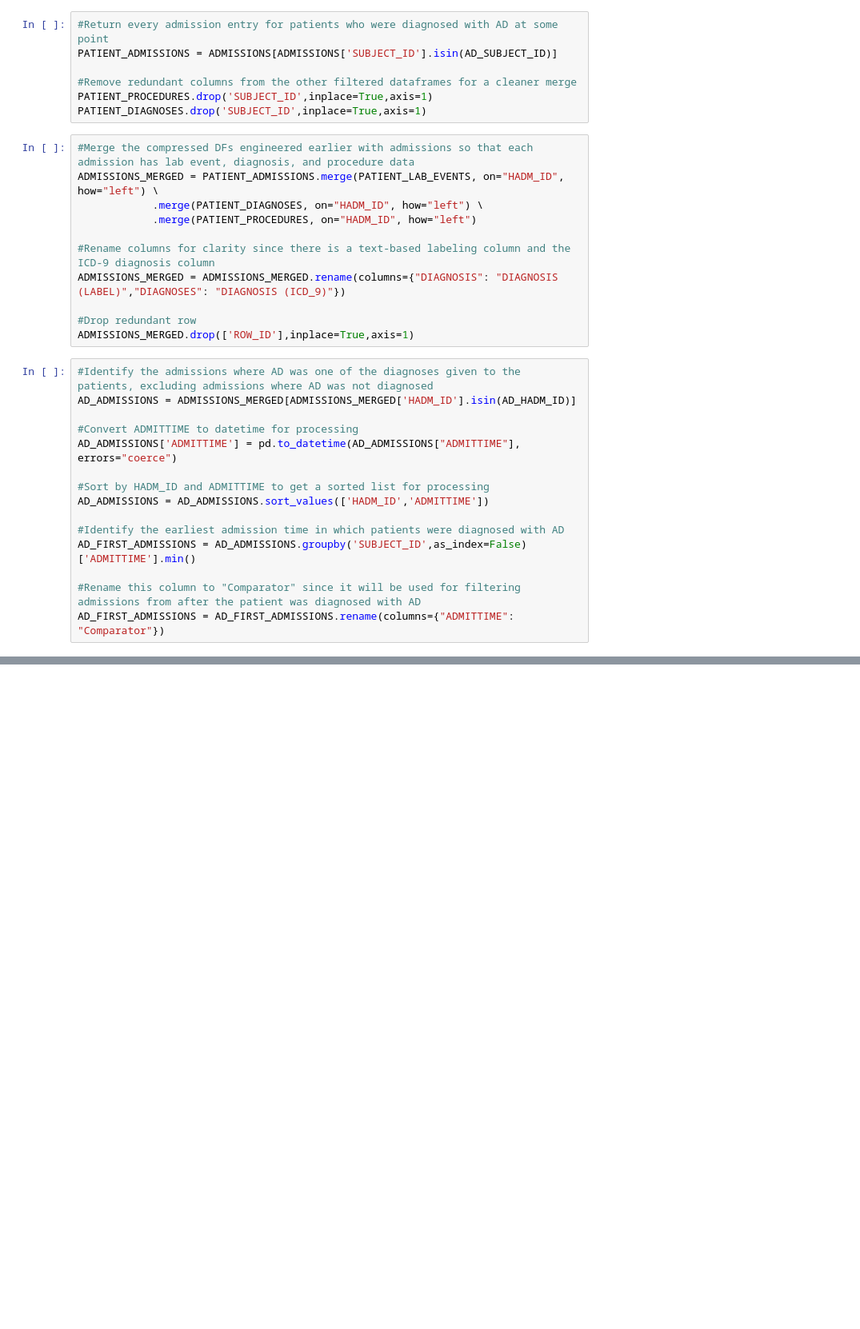
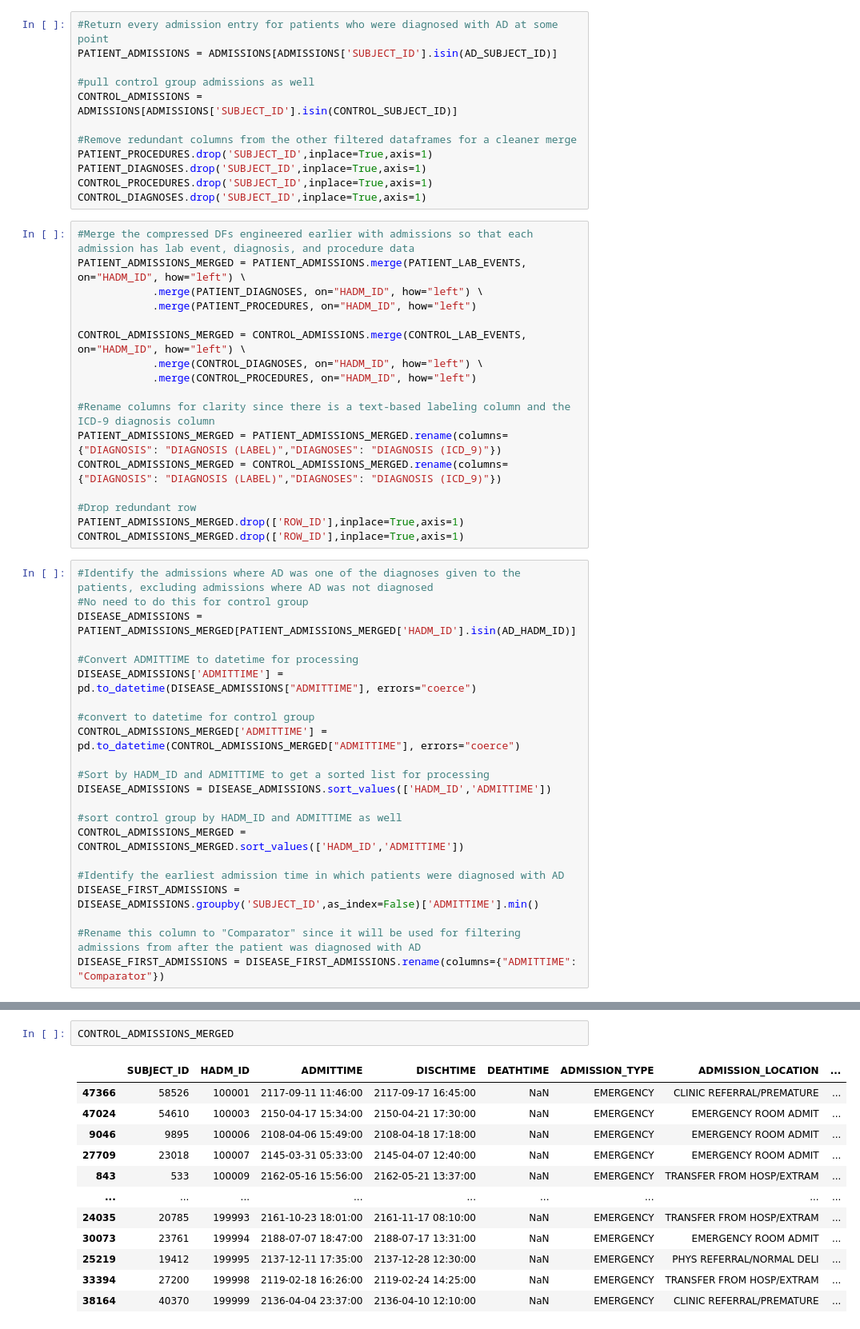
Before and after one commit to SoppingBook/Precision-Medicine-BIOE5860, a Jupyter notebook: Daniel_Assignment1_5860.ipynb, the cells around one changed output, grey strips where cells are left out. Shown at 80% size. Saved outputs shown, nothing was run; the diff lists cells and outputs as text; blank space fills up the shorter version.

```diff
--- a/Daniel_Assignment1_5860.ipynb
+++ b/Daniel_Assignment1_5860.ipynb
@@ -80,35 +132,53 @@ PATIENT_LAB_EVENTS = (
 #Return every admission entry for patients who were diagnosed with AD at some point
 PATIENT_ADMISSIONS = ADMISSIONS[ADMISSIONS['SUBJECT_ID'].isin(AD_SUBJECT_ID)]
 
+#pull control group admissions as well
+CONTROL_ADMISSIONS = ADMISSIONS[ADMISSIONS['SUBJECT_ID'].isin(CONTROL_SUBJECT_ID)]
+
 #Remove redundant columns from the other filtered dataframes for a cleaner merge
 PATIENT_PROCEDURES.drop('SUBJECT_ID',inplace=True,axis=1)
 PATIENT_DIAGNOSES.drop('SUBJECT_ID',inplace=True,axis=1)
+CONTROL_PROCEDURES.drop('SUBJECT_ID',inplace=True,axis=1)
+CONTROL_DIAGNOSES.drop('SUBJECT_ID',inplace=True,axis=1)
 # %%
 #Merge the compressed DFs engineered earlier with admissions so that each admission has lab event, diagnosis, and procedure data
-ADMISSIONS_MERGED = PATIENT_ADMISSIONS.merge(PATIENT_LAB_EVENTS, on="HADM_ID", how="left") \
+PATIENT_ADMISSIONS_MERGED = PATIENT_ADMISSIONS.merge(PATIENT_LAB_EVENTS, on="HADM_ID", how="left") \
             .merge(PATIENT_DIAGNOSES, on="HADM_ID", how="left") \
             .merge(PATIENT_PROCEDURES, on="HADM_ID", how="left")
 
+CONTROL_ADMISSIONS_MERGED = CONTROL_ADMISSIONS.merge(CONTROL_LAB_EVENTS, on="HADM_ID", how="left") \
+            .merge(CONTROL_DIAGNOSES, on="HADM_ID", how="left") \
+            .merge(CONTROL_PROCEDURES, on="HADM_ID", how="left")
+
 #Rename columns for clarity since there is a text-based labeling column and the ICD-9 diagnosis column
-ADMISSIONS_MERGED = ADMISSIONS_MERGED.rename(columns={"DIAGNOSIS": "DIAGNOSIS (LABEL)","DIAGNOSES": "DIAGNOSIS (ICD_9)"})
+PATIENT_ADMISSIONS_MERGED = PATIENT_ADMISSIONS_MERGED.rename(columns={"DIAGNOSIS": "DIAGNOSIS (LABEL)","DIAGNOSES": "DIAGNOSIS (ICD_9)"})
+CONTROL_ADMISSIONS_MERGED = CONTROL_ADMISSIONS_MERGED.rename(columns={"DIAGNOSIS": "DIAGNOSIS (LABEL)","DIAGNOSES": "DIAGNOSIS (ICD_9)"})
 
 #Drop redundant row
-ADMISSIONS_MERGED.drop(['ROW_ID'],inplace=True,axis=1)
+PATIENT_ADMISSIONS_MERGED.drop(['ROW_ID'],inplace=True,axis=1)
+CONTROL_ADMISSIONS_MERGED.drop(['ROW_ID'],inplace=True,axis=1)
 # %%
 #Identify the admissions where AD was one of the diagnoses given to the patients, excluding admissions where AD was not diagnosed
-AD_ADMISSIONS = ADMISSIONS_MERGED[ADMISSIONS_MERGED['HADM_ID'].isin(AD_HADM_ID)]
+#No need to do this for control group
+DISEASE_ADMISSIONS = PATIENT_ADMISSIONS_MERGED[PATIENT_ADMISSIONS_MERGED['HADM_ID'].isin(AD_HADM_ID)]
 
 #Convert ADMITTIME to datetime for processing
-AD_ADMISSIONS['ADMITTIME'] = pd.to_datetime(AD_ADMISSIONS["ADMITTIME"], errors="coerce")
+DISEASE_ADMISSIONS['ADMITTIME'] = pd.to_datetime(DISEASE_ADMISSIONS["ADMITTIME"], errors="coerce")
+
+#convert to datetime for control group
+CONTROL_ADMISSIONS_MERGED['ADMITTIME'] = pd.to_datetime(CONTROL_ADMISSIONS_MERGED["ADMITTIME"], errors="coerce")
 
 #Sort by HADM_ID and ADMITTIME to get a sorted list for processing
-AD_ADMISSIONS = AD_ADMISSIONS.sort_values(['HADM_ID','ADMITTIME'])
+DISEASE_ADMISSIONS = DISEASE_ADMISSIONS.sort_values(['HADM_ID','ADMITTIME'])
+
+#sort control group by HADM_ID and ADMITTIME as well
+CONTROL_ADMISSIONS_MERGED = CONTROL_ADMISSIONS_MERGED.sort_values(['HADM_ID','ADMITTIME'])
 
 #Identify the earliest admission time in which patients were diagnosed with AD
-AD_FIRST_ADMISSIONS = AD_ADMISSIONS.groupby('SUBJECT_ID',as_index=False)['ADMITTIME'].min()
+DISEASE_FIRST_ADMISSIONS = DISEASE_ADMISSIONS.groupby('SUBJECT_ID',as_index=False)['ADMITTIME'].min()
 
 #Rename this column to "Comparator" since it will be used for filtering admissions from after the patient was diagnosed with AD
-AD_FIRST_ADMISSIONS = AD_FIRST_ADMISSIONS.rename(columns={"ADMITTIME": "Comparator"})
+DISEASE_FIRST_ADMISSIONS = DISEASE_FIRST_ADMISSIONS.rename(columns={"ADMITTIME": "Comparator"})
 # %% [output]
 A value is trying to be set on a copy of a slice from a DataFrame.
 Try using .loc[row_indexer,col_indexer] = value instead
@@ -137,3 +207,18 @@ ADMISSIONS_MERGED
 | 2144 | 95408 | 121497 | 2150-07-14 17:36:00 | 2150-07-21 14:02:00 | NaN | ELECTIVE | PHYS REFERRAL/NORMAL DELI | ... |
 | 2145 | 98697 | 166893 | 2195-09-08 22:31:00 | 2195-09-11 17:00:00 | NaN | EMERGENCY | CLINIC REFERRAL/PREMATURE | ... |
 1644 rows × 22 columns
+# %%
+CONTROL_ADMISSIONS_MERGED
+# %% [output]
+|  | SUBJECT_ID | HADM_ID | ADMITTIME | DISCHTIME | DEATHTIME | ADMISSION_TYPE | ADMISSION_LOCATION | ... |
+| 47366 | 58526 | 100001 | 2117-09-11 11:46:00 | 2117-09-17 16:45:00 | NaN | EMERGENCY | CLINIC REFERRAL/PREMATURE | ... |
+| 47024 | 54610 | 100003 | 2150-04-17 15:34:00 | 2150-04-21 17:30:00 | NaN | EMERGENCY | EMERGENCY ROOM ADMIT | ... |
+| 9046 | 9895 | 100006 | 2108-04-06 15:49:00 | 2108-04-18 17:18:00 | NaN | EMERGENCY | EMERGENCY ROOM ADMIT | ... |
+| 27709 | 23018 | 100007 | 2145-03-31 05:33:00 | 2145-04-07 12:40:00 | NaN | EMERGENCY | EMERGENCY ROOM ADMIT | ... |
+| 843 | 533 | 100009 | 2162-05-16 15:56:00 | 2162-05-21 13:37:00 | NaN | EMERGENCY | TRANSFER FROM HOSP/EXTRAM | ... |
+| ... | ... | ... | ... | ... | ... | ... | ... | ... |
+| 24035 | 20785 | 199993 | 2161-10-23 18:01:00 | 2161-11-17 08:10:00 | NaN | EMERGENCY | TRANSFER FROM HOSP/EXTRAM | ... |
+| 30073 | 23761 | 199994 | 2188-07-07 18:47:00 | 2188-07-17 13:31:00 | NaN | EMERGENCY | EMERGENCY ROOM ADMIT | ... |
+| 25219 | 19412 | 199995 | 2137-12-11 17:35:00 | 2137-12-28 12:30:00 | NaN | EMERGENCY | PHYS REFERRAL/NORMAL DELI | ... |
+| 33394 | 27200 | 199998 | 2119-02-18 16:26:00 | 2119-02-24 14:25:00 | NaN | EMERGENCY | TRANSFER FROM HOSP/EXTRAM | ... |
+| 38164 | 40370 | 199999 | 2136-04-04 23:37:00 | 2136-04-10 12:10:00 | NaN | EMERGENCY | CLINIC REFERRAL/PREMATURE | ... |
```
Also changed, not shown: parts of 9 cells of this notebook.
